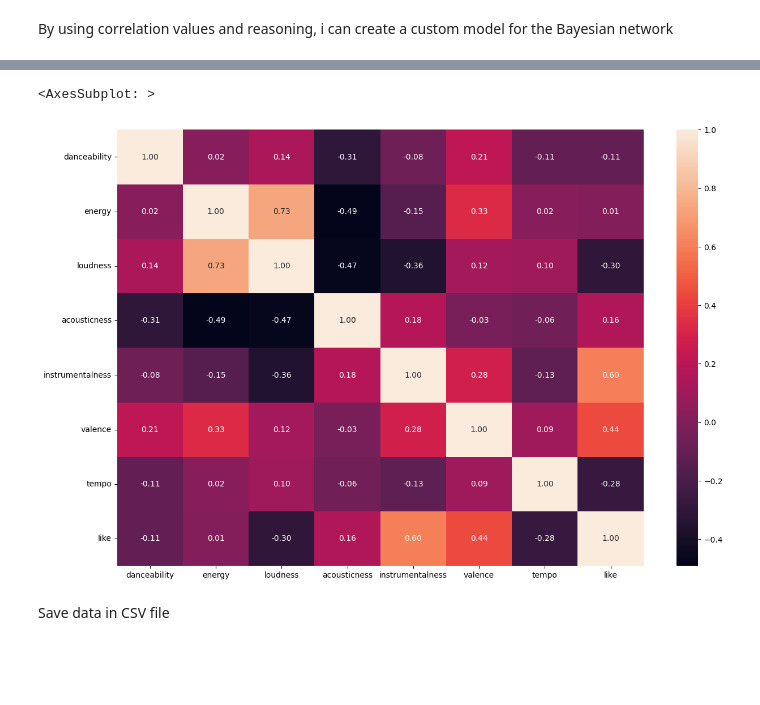
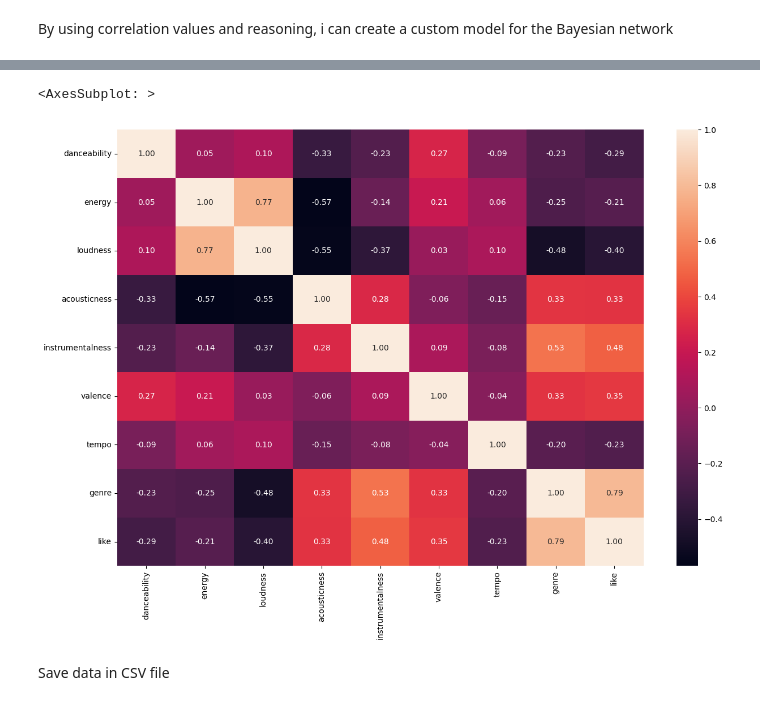
Before and after one commit to danielenapo/Bayesify, a Jupyter notebook: spotipy.ipynb, the cells around one changed output, grey strips where cells are left out. Cells and saved outputs as stored; diff of their text form; code cells hidden in the pictures; blank space fills up the shorter version.

Commit message:
genres added

```diff
--- a/spotipy.ipynb
+++ b/spotipy.ipynb
@@ -106,0 +140,40 @@ dfTop50.head()
+# %%
+
+#do same thing with playlist
+offset=0
+for i in range(2):
+    #get tracks from link playlist
+    results = sp.playlist_tracks(linkPlaylistEDM, limit=50, offset=offset)
+    for i in range(len(results['items'])):
+        #get track supergenere from artist
+        try:
+            track_genre = sp.artist(results['items'][i]['track']['artists'][0]['id'])['genres']
+            g=enumerate_genre(track_genre)
+            #check if g is NaN
+            if(g==0 or g==np.nan):
+                continue
+        except:
+            continue
+        audio_features = sp.audio_features(results['items'][i]['track']['id'])
+        if(audio_features==[None]):
+            continue
+        top50.append(audio_features)
+        #add column genre
+        top50[-1][0]['genre'] = g
+    offset+=50
+    if offset>=results['total']:
+        break
+#convert to dataframe
+#take only 150 random songs
+random.shuffle(top50)
+top50 = top50[:150]
+dfDislike=[]
+for i in range(len(top50)):
+    dfDislike.append(pd.DataFrame(top50[i]))
+dfDislike = pd.concat(dfDislike)
+dfDislike.drop(['type','id','uri','track_href','analysis_url','time_signature', 'key', 'mode', 'speechiness', 'liveness', 'duration_ms'],axis=1,inplace=True)
+#add column named 'like' with all 0s
+dfDislike['like']=0
+
+
+dfDislike.head()
@@ -120,10 +200,10 @@ array([[<AxesSubplot: title={'center': 'danceability'}>,
 # %%
-dfUnified=pd.concat([df,dfTop50])
+dfUnified=pd.concat([df,dfDislike])
 fig= plt.figure(figsize=(15,10))
 sns.heatmap(dfUnified.corr(),annot=True, fmt=".2f")
 # %% [output]
 <AxesSubplot: >
-[figure, old version]
+[figure, new version]
 # %% [markdown]
 Save data in CSV file
 # %%
```
Also changed, not shown: parts of 10 cells of this notebook, 3 other files.
